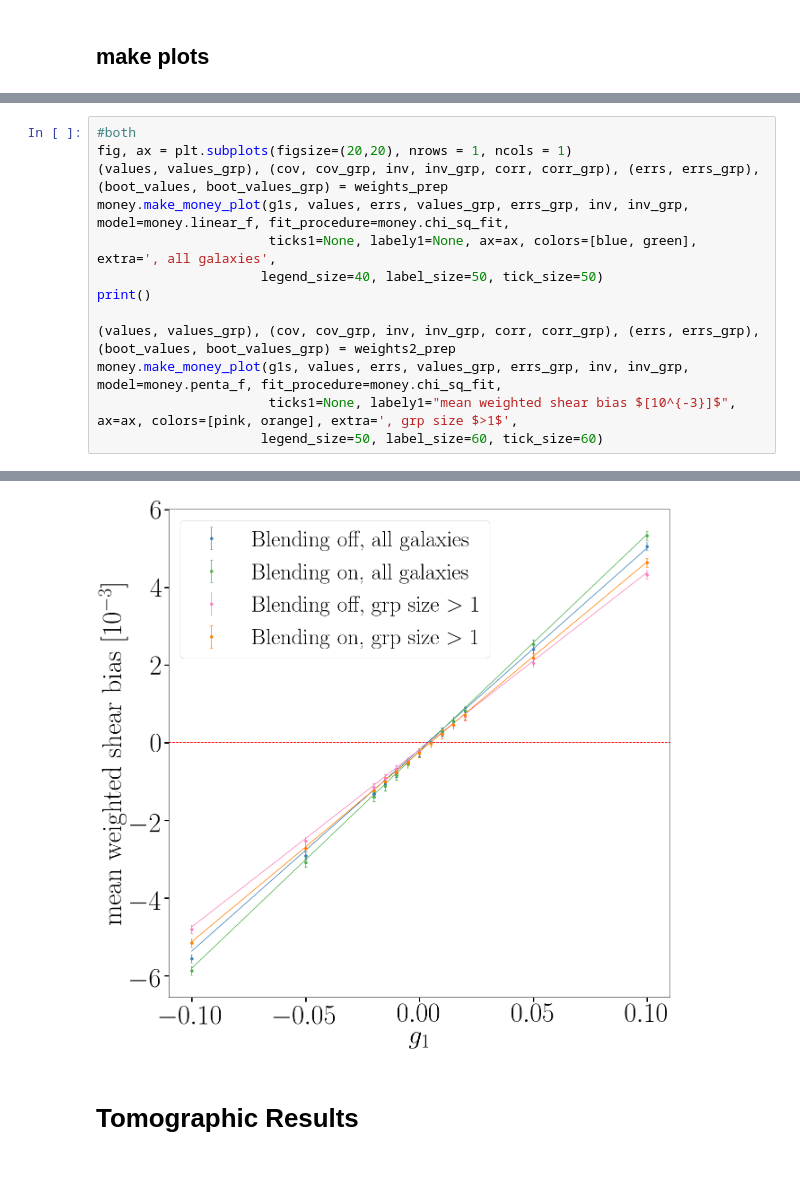
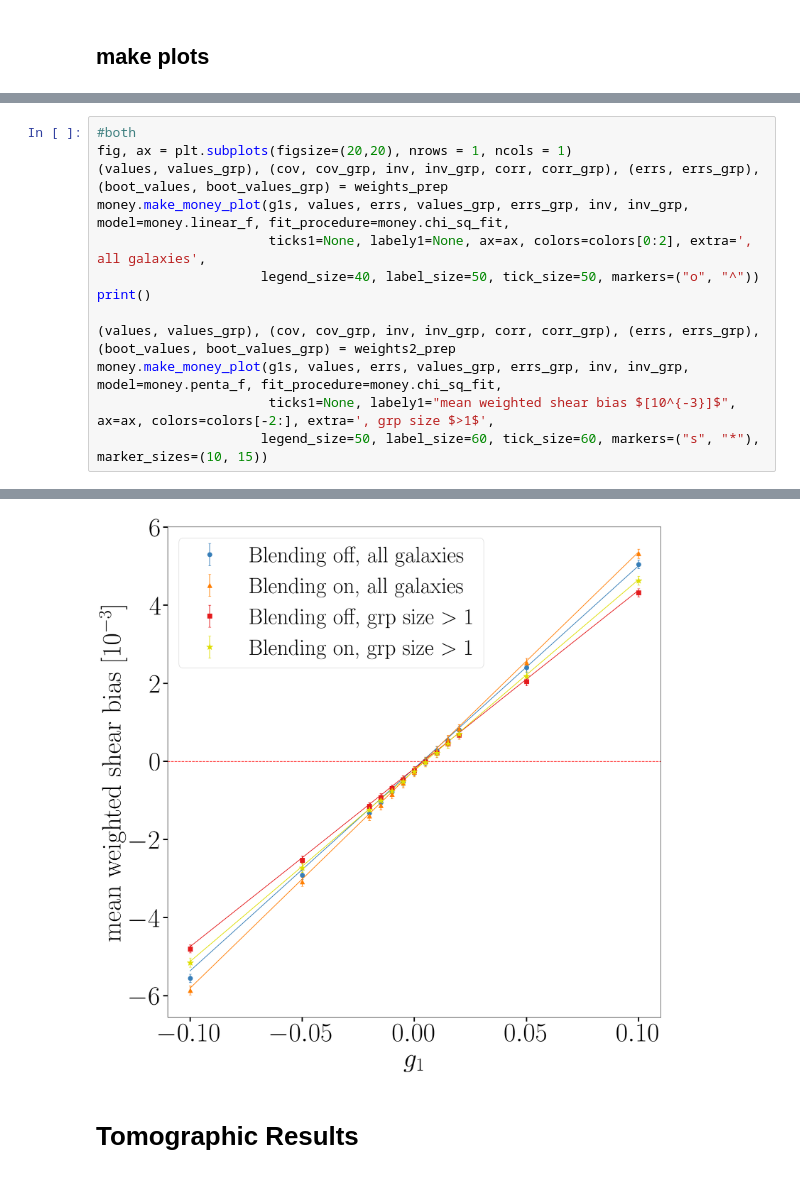
Before and after one commit to ismael-mendoza/wld_code, a Jupyter notebook: jupyter/paper-plots.ipynb, the cells around one changed output, grey strips where cells are left out. Drawn from its saved outputs; the diff is of its cells as text.

```diff
--- a/jupyter/paper-plots.ipynb
+++ b/jupyter/paper-plots.ipynb
@@ -818,35 +817,35 @@ money.make_money_plot(g1s, values, errs, values_grp, errs_grp, inv, inv_grp, mod
 # %%
 #both
 fig, ax = plt.subplots(figsize=(20,20), nrows = 1, ncols = 1)
 (values, values_grp), (cov, cov_grp, inv, inv_grp, corr, corr_grp), (errs, errs_grp), (boot_values, boot_values_grp) = weights_prep
 money.make_money_plot(g1s, values, errs, values_grp, errs_grp, inv, inv_grp, model=money.linear_f, fit_procedure=money.chi_sq_fit,
-                      ticks1=None, labely1=None, ax=ax, colors=[blue, green], extra=', all galaxies',
-                     legend_size=40, label_size=50, tick_size=50)
+                      ticks1=None, labely1=None, ax=ax, colors=colors[0:2], extra=', all galaxies',
+                     legend_size=40, label_size=50, tick_size=50, markers=("o", "^"))
 print()
 
 (values, values_grp), (cov, cov_grp, inv, inv_grp, corr, corr_grp), (errs, errs_grp), (boot_values, boot_values_grp) = weights2_prep
 money.make_money_plot(g1s, values, errs, values_grp, errs_grp, inv, inv_grp, model=money.penta_f, fit_procedure=money.chi_sq_fit,
-                      ticks1=None, labely1="mean weighted shear bias $[10^{-3}]$", ax=ax, colors=[pink, orange], extra=', grp size $>1$',
-                     legend_size=50, label_size=60, tick_size=60)
+                      ticks1=None, labely1="mean weighted shear bias $[10^{-3}]$", ax=ax, colors=colors[-2:], extra=', grp size $>1$',
+                     legend_size=50, label_size=60, tick_size=60, markers=("s", "*"), marker_sizes=(10, 15))
 # %% [output]
 Results for fits of unblended case:
 
 
  value b0:     5.188e-02
 error b0:     2.348e-04
 value b1:     -1.778e-04
 error b1:     9.025e-05
 error correlation coefficient: -3.227e-03
 
 Results for fits of blended case:
 
 
  value b0:     5.586e-02
 error b0:     2.893e-04
 value b1:     -2.224e-04
 error b1:     1.064e-04
 error correlation coefficient: 1.096e-02
-[figure, old version]
+[figure, new version]
 # %% [markdown]
 # Tomographic Results
 # %%
```
Also changed, not shown: parts of 10 cells of this notebook, 3 other files.
